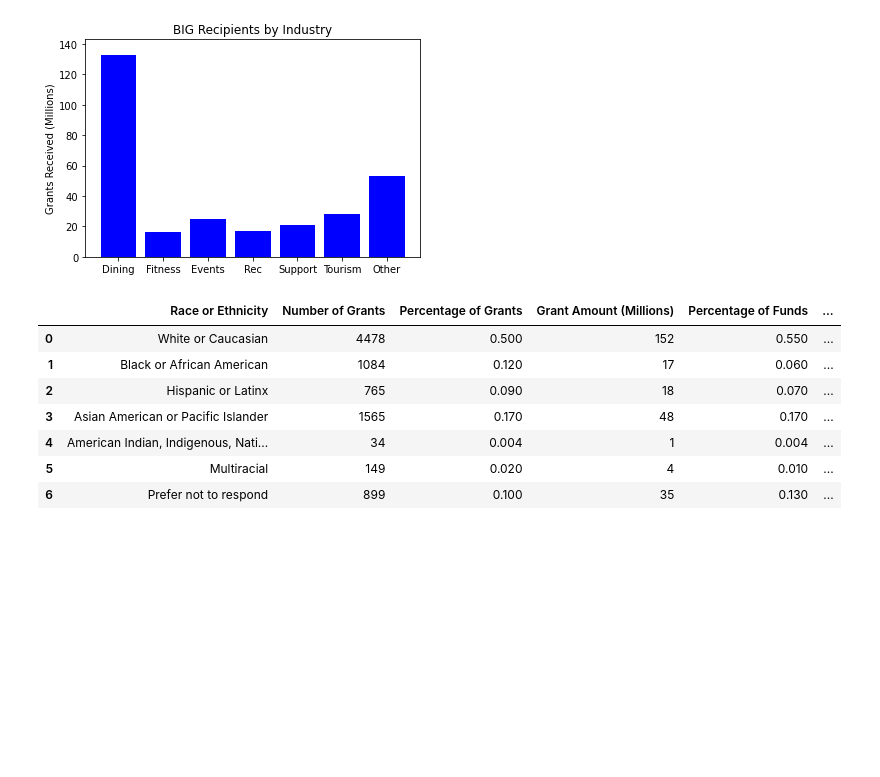
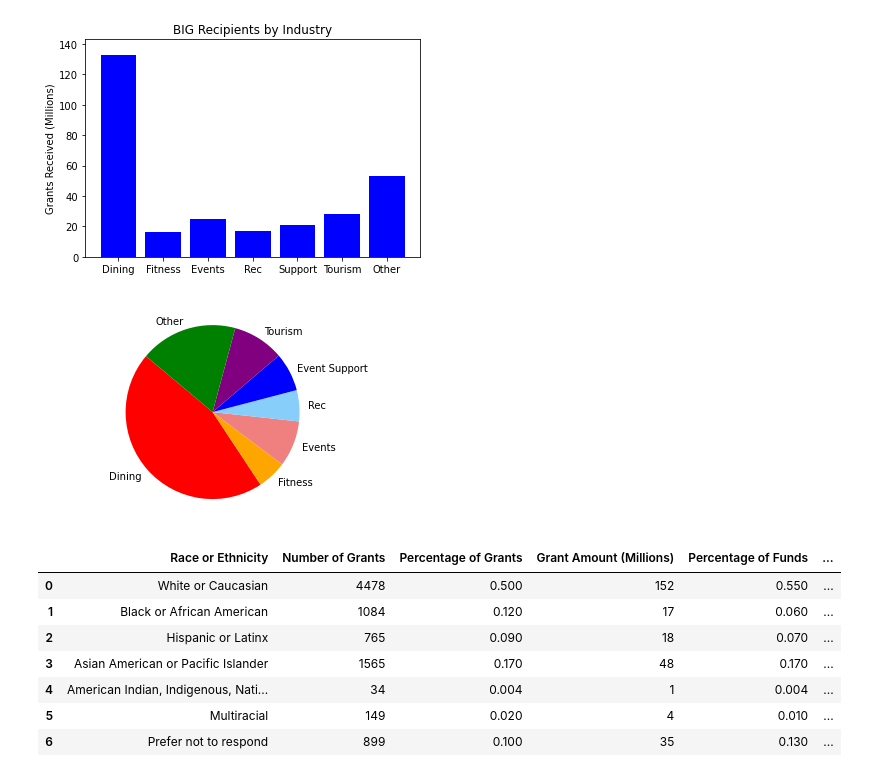
Before and after one commit to Josh-Weidenaar/Project_1, a Jupyter notebook: BIG_viz.ipynb, the cells around one changed output. Cells and saved outputs as stored; diff of their text form; code cells hidden in the pictures; blank space fills up the shorter version.

```diff
--- a/BIG_viz.ipynb
+++ b/BIG_viz.ipynb
@@ -73,6 +73,30 @@ plt.savefig("../Project_1/BarInd.png")
 plt.show()
 # %% [output]
 [figure]
+# %%
+# Pie chart of BIG recipients by industry
+
+# Labels for the sections of our pie chart
+ind = ["Dining", "Fitness", "Events", "Rec", "Event Support", "Tourism", "Other"]
+
+# The values of each section of the pie chart
+amt_ind = big_by_ind_df["Grant Amount (Millions)"]
+
+# The colors of each section of the pie chart
+colors = ["red", "orange", "lightcoral", "lightskyblue", "blue", "purple", "green"]
+
+# Tells matplotlib that we want a pie chart with equal axes
+plt.axis("equal")
+
+# Creates the pie chart based upon the values above
+# Automatically finds the percentages of each part of the pie chart autopct="%1.1f%%"
+plt.pie(amt_ind, labels=ind, colors=colors, startangle=140)
+
+# Save an image of the chart and print it to the screen
+plt.savefig("../Project_1/PieInd.png")
+plt.show()
+# %% [output]
+[figure, added]
 # %%
 # BIG recipients by race
 big_by_race_df
```
Also changed, not shown: parts of 2 cells of this notebook, 4 other files.
